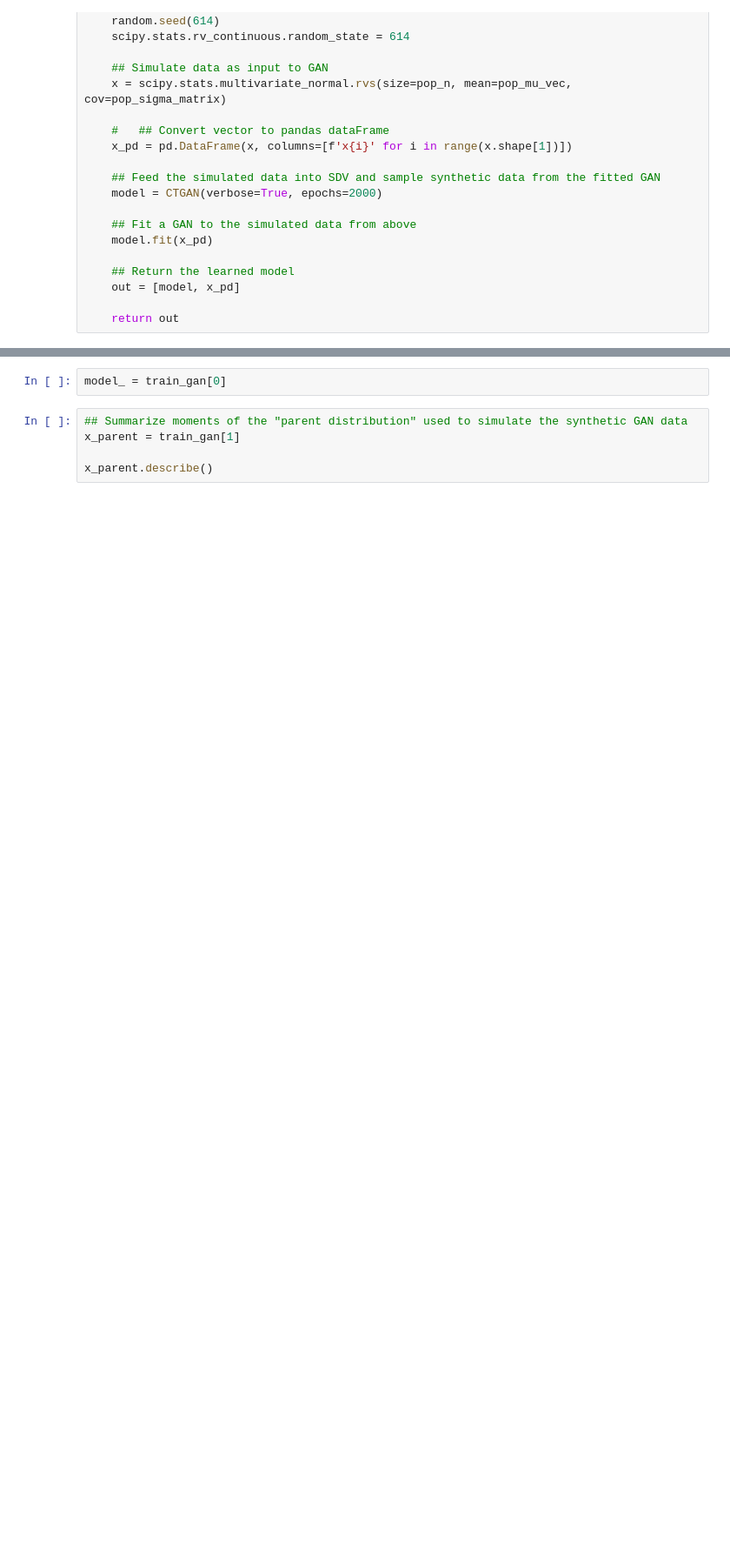
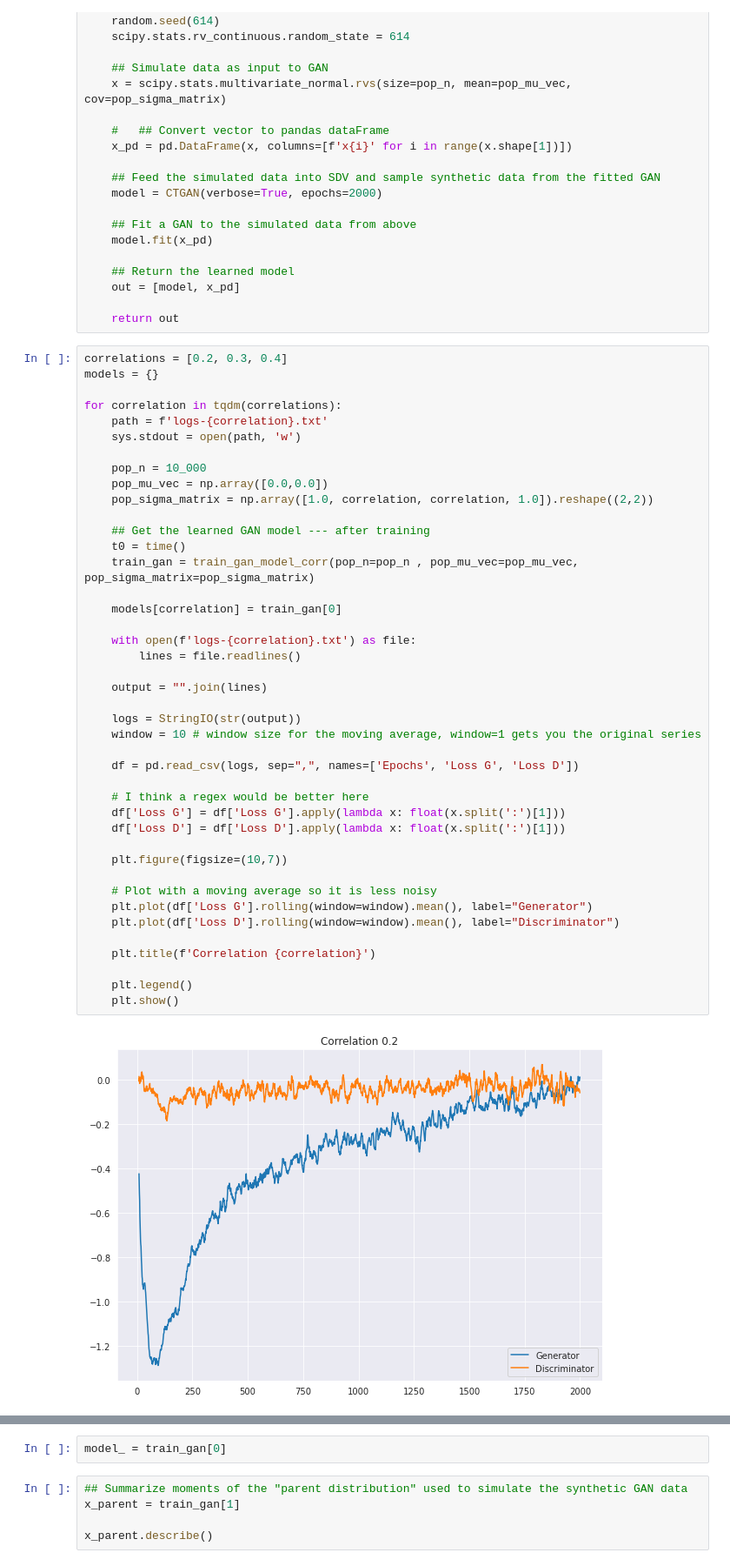
Before and after one commit to bettytan123/Sample-Size-Calculation, a Jupyter notebook: Correlation.ipynb, the cells around one changed output, grey strips where cells are left out. Shown: that part at 87% size. Cells and saved outputs as stored; diff of their text form; blank space fills up the shorter version.

```diff
--- a/Correlation.ipynb
+++ b/Correlation.ipynb
@@ -248,3 +253,47 @@ def train_gan_model_corr(pop_n, pop_mu_vec, pop_sigma_matrix):
     out = [model, x_pd]
 
     return out
+# %%
+correlations = [0.2, 0.3, 0.4]
+models = {}
+
+for correlation in tqdm(correlations):
+    path = f'logs-{correlation}.txt'
+    sys.stdout = open(path, 'w')
+
+    pop_n = 10_000
+    pop_mu_vec = np.array([0.0,0.0])
+    pop_sigma_matrix = np.array([1.0, correlation, correlation, 1.0]).reshape((2,2))
+
+    ## Get the learned GAN model --- after training
+    t0 = time()
+    train_gan = train_gan_model_corr(pop_n=pop_n , pop_mu_vec=pop_mu_vec, pop_sigma_matrix=pop_sigma_matrix)
+
+    models[correlation] = train_gan[0]
+
+    with open(f'logs-{correlation}.txt') as file:
+        lines = file.readlines()
+
+    output = "".join(lines)
+
+    logs = StringIO(str(output))
+    window = 10 # window size for the moving average, window=1 gets you the original series
+
+    df = pd.read_csv(logs, sep=",", names=['Epochs', 'Loss G', 'Loss D'])
+
+    # I think a regex would be better here
+    df['Loss G'] = df['Loss G'].apply(lambda x: float(x.split(':')[1]))
+    df['Loss D'] = df['Loss D'].apply(lambda x: float(x.split(':')[1]))
+
+    plt.figure(figsize=(10,7))
+
+    # Plot with a moving average so it is less noisy
+    plt.plot(df['Loss G'].rolling(window=window).mean(), label="Generator")
+    plt.plot(df['Loss D'].rolling(window=window).mean(), label="Discriminator")
+
+    plt.title(f'Correlation {correlation}')
+
+    plt.legend()
+    plt.show()
+# %% [output]
+[figure, added]
```
Also changed, not shown: parts of 32 cells of this notebook.
